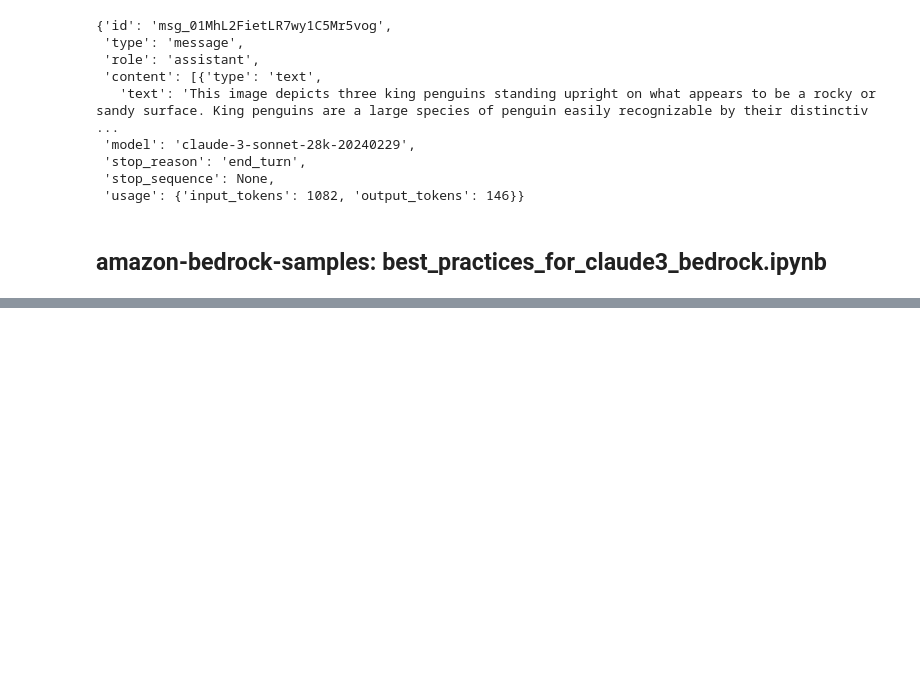
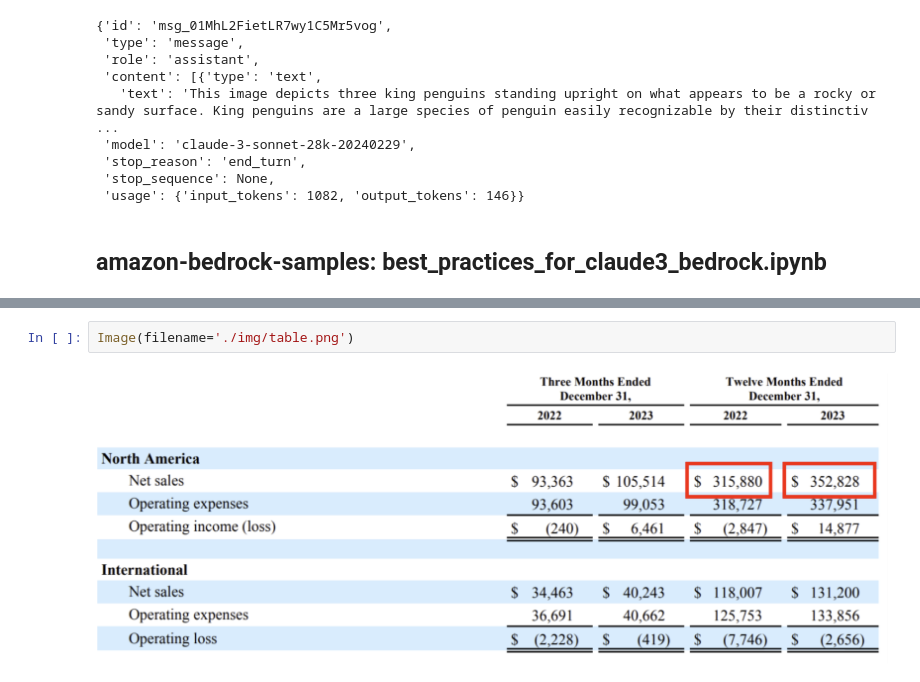
Before and after one commit to walk4rever/QSGenAI, a Jupyter notebook: dl24-bedrock-deepdive.ipynb, the cells around one changed output, grey strips where cells are left out. Saved outputs shown, nothing was run; the diff lists cells and outputs as text; blank space fills up the shorter version.

```diff
--- a/dl24-bedrock-deepdive.ipynb
+++ b/dl24-bedrock-deepdive.ipynb
@@ -220,0 +286,4 @@ generate_message(bedrock_client, model_id = "anthropic.claude-3-sonnet-20240229-
+# %%
+Image(filename='./img/table.png')
+# %% [output]
+[figure, added]
```
Also changed, not shown: parts of 15 cells of this notebook, 11 other files.
